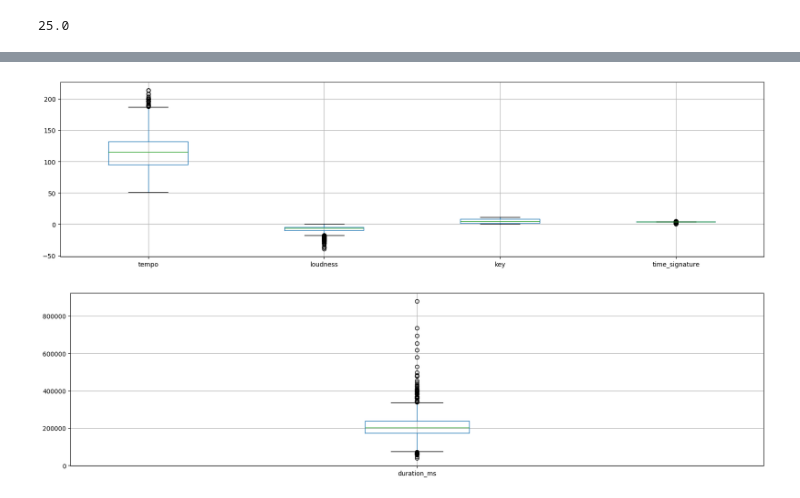
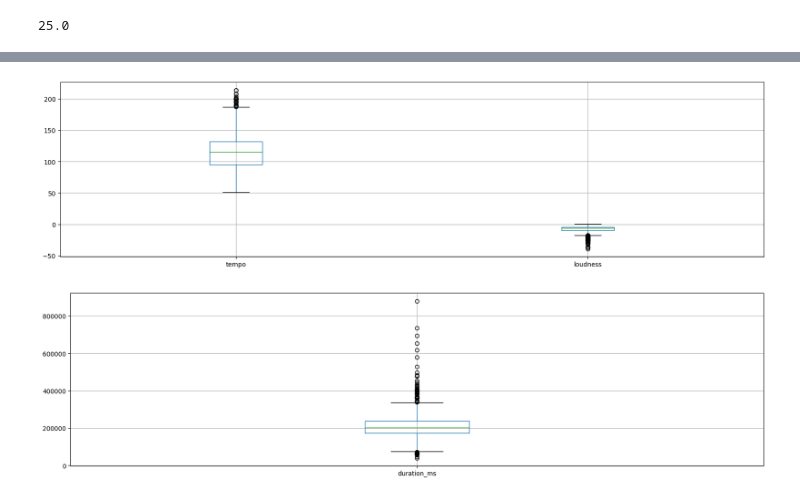
Before and after one commit to plutowootoe/NickProj25, a Jupyter notebook: classification.ipynb, the cells around one changed output, grey strips where cells are left out. Cells and saved outputs as stored; diff of their text form; code cells hidden in the pictures.

```diff
--- a/classification.ipynb
+++ b/classification.ipynb
@@ -33,4 +33,4 @@ df["popularity_binary"] = df["popularity"].map(lambda x: 1 if x > m else 0)
 df.drop(columns=["popularity"], inplace=True)
 
 df["explicit"] = df["explicit"].map({True: 1, False: 0})
-df = pd.get_dummies(df, drop_first=True, dtype=int)
+df = pd.get_dummies(df, columns=['key', 'time_signature', 'track_genre'], drop_first=True, dtype=int)
@@ -60,9 +63,9 @@ plt.show()
 # %%
 # look at all cols with vals between -1 and 1
-df[["tempo", "loudness", "key", "time_signature"]].boxplot(figsize=(20, 5))
+df[["tempo", "loudness"]].boxplot(figsize=(20, 5))
 plt.show()
 # %% [output]
-[figure, old version]
+[figure, new version]
 # %%
 df[["duration_ms"]].boxplot(figsize=(20, 5))
 plt.show()
```
Also changed, not shown: parts of 39 cells of this notebook.
